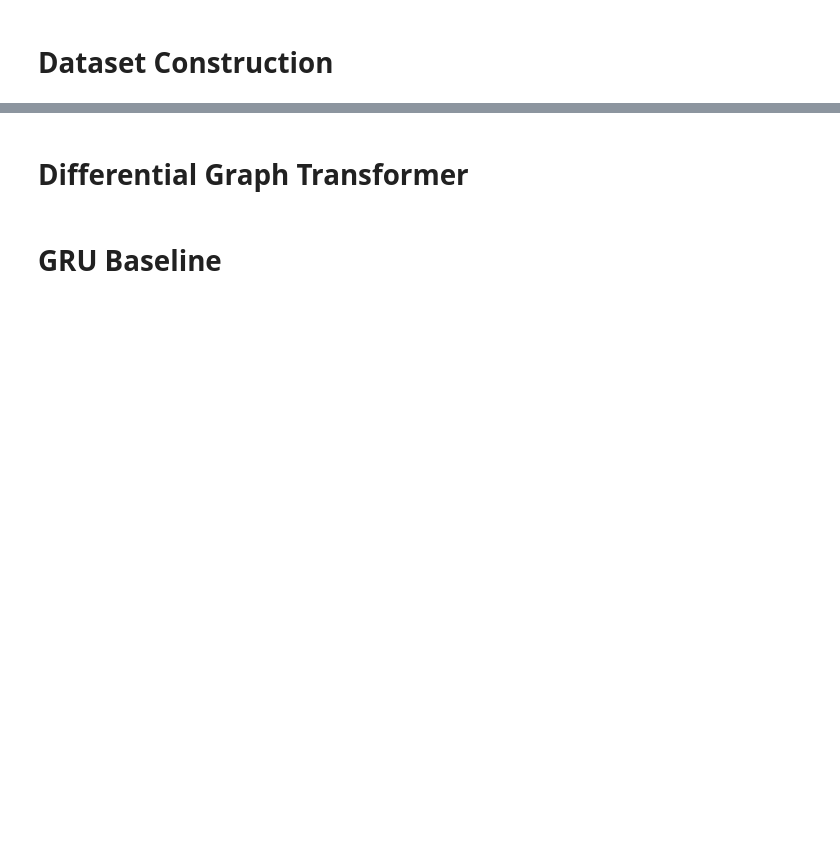
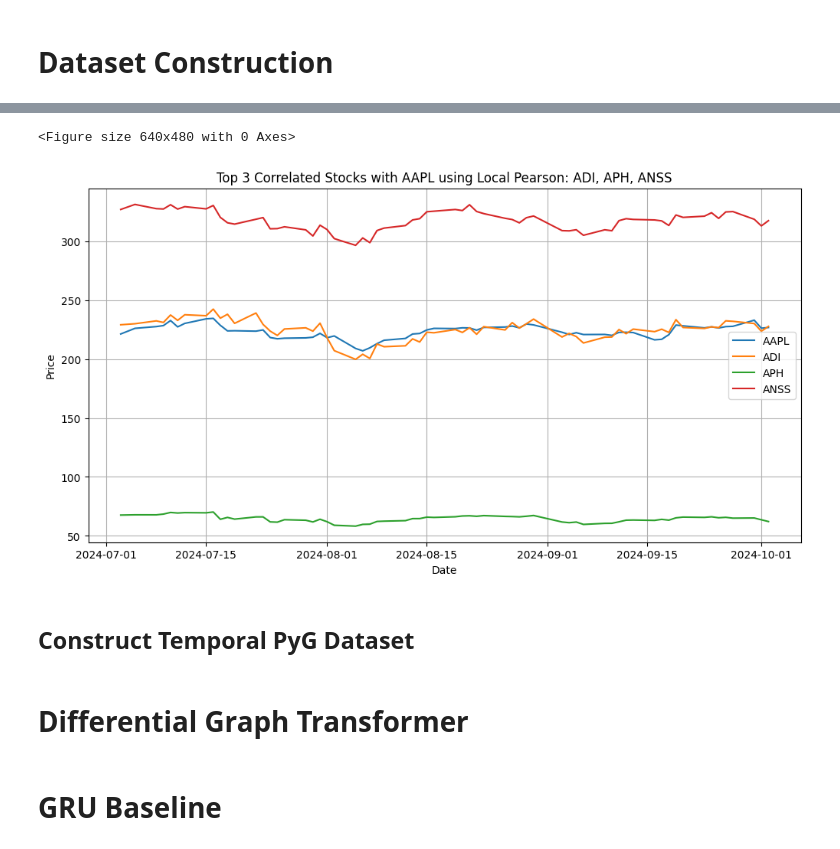
Before and after one commit to AlienKevin/cs224w-stock-market-prediction, a Jupyter notebook: train.ipynb, the cells around one changed output, grey strips where cells are left out. Saved outputs shown, nothing was run; the diff lists cells and outputs as text; code cells hidden in the pictures; blank space fills up the shorter version.

```diff
--- a/train.ipynb
+++ b/train.ipynb
@@ -2,0 +115,3 @@
+# %%
+plot_most_correlated_stocks('AAPL', 'pcc', 'local_corr_38')
+# %% [output]
@@ -2,0 +126,4 @@
+<Figure size 640x480 with 0 Axes>
+[figure, added]
+# %% [markdown]
+## Construct Temporal PyG Dataset
```
Also changed, not shown: parts of 43 cells of this notebook.
